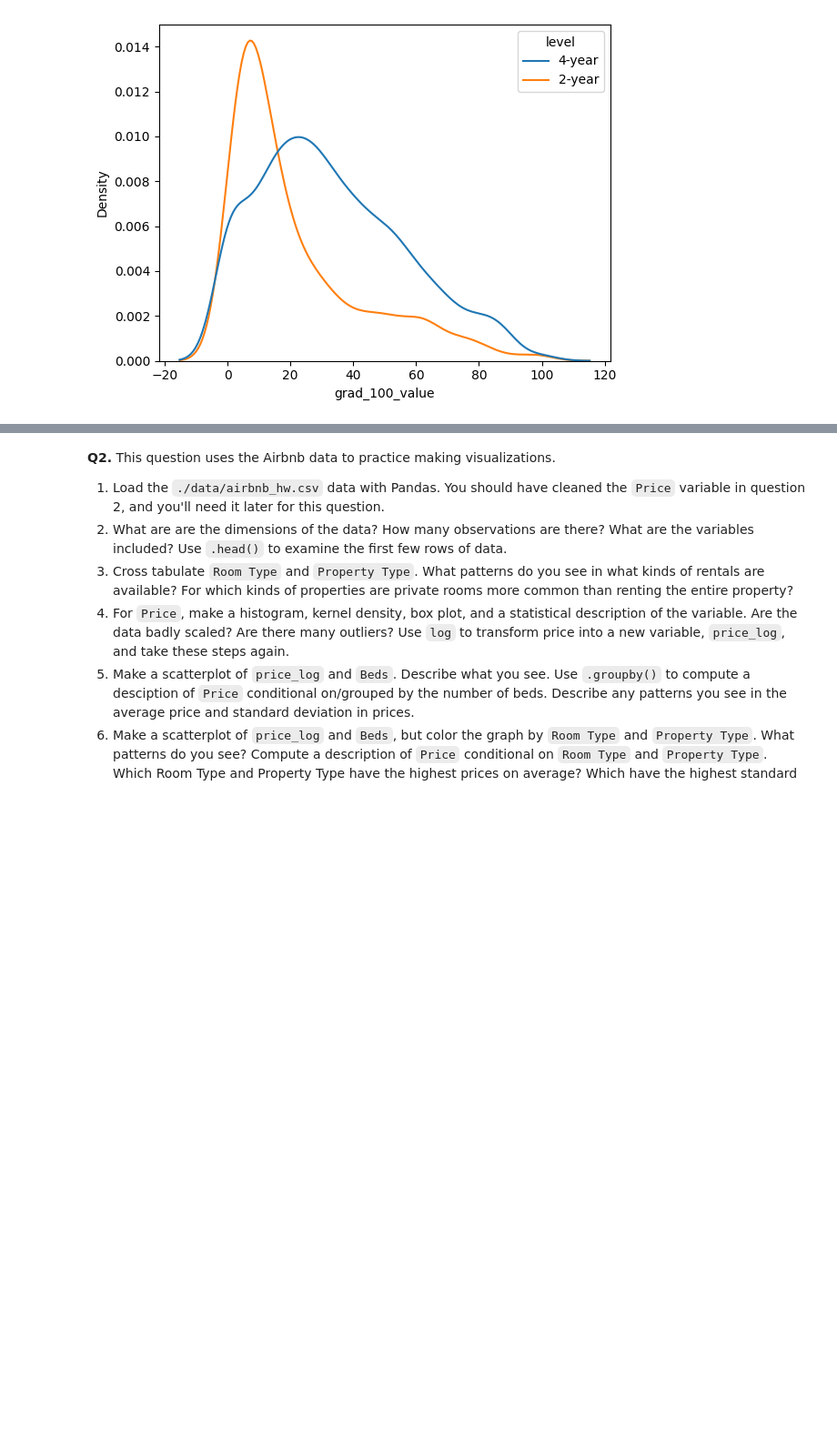
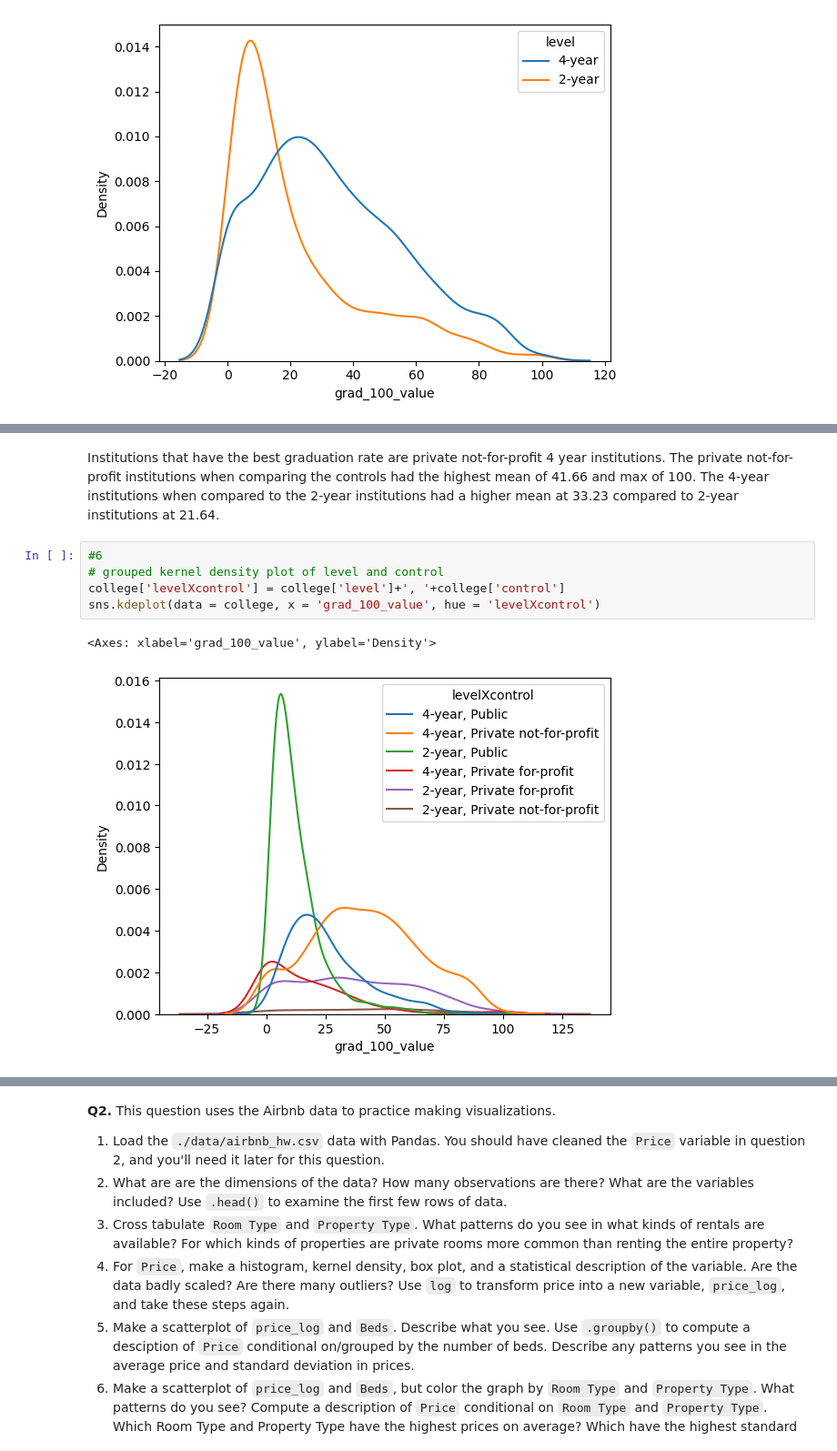
Before and after one commit to Catherine-Nguyen88/visualization, a Jupyter notebook: assignment/assignment.ipynb, the cells around one changed output, grey strips where cells are left out. Shown: that part at 91% size. Cells and saved outputs as stored; diff of their text form; blank space fills up the shorter version.

```diff
--- a/assignment/assignment.ipynb
+++ b/assignment/assignment.ipynb
@@ -122,0 +140,10 @@ sns.kdeplot(data=college, x = college['grad_100_value'], hue = 'level')
+# %% [markdown]
+Institutions that have the best graduation rate are private not-for-profit 4 year institutions. The private not-for-profit institutions when comparing the controls had the highest mean of 41.66 and max of 100. The 4-year institutions when compared to the 2-year institutions had a higher mean at 33.23 compared to 2-year institutions at 21.64.
+# %%
+#6
+# grouped kernel density plot of level and control
+college['levelXcontrol'] = college['level']+', '+college['control']
+sns.kdeplot(data = college, x = 'grad_100_value', hue = 'levelXcontrol')
+# %% [output]
+<Axes: xlabel='grad_100_value', ylabel='Density'>
+[figure, added]
```
Also changed, not shown: parts of 3 cells of this notebook.
